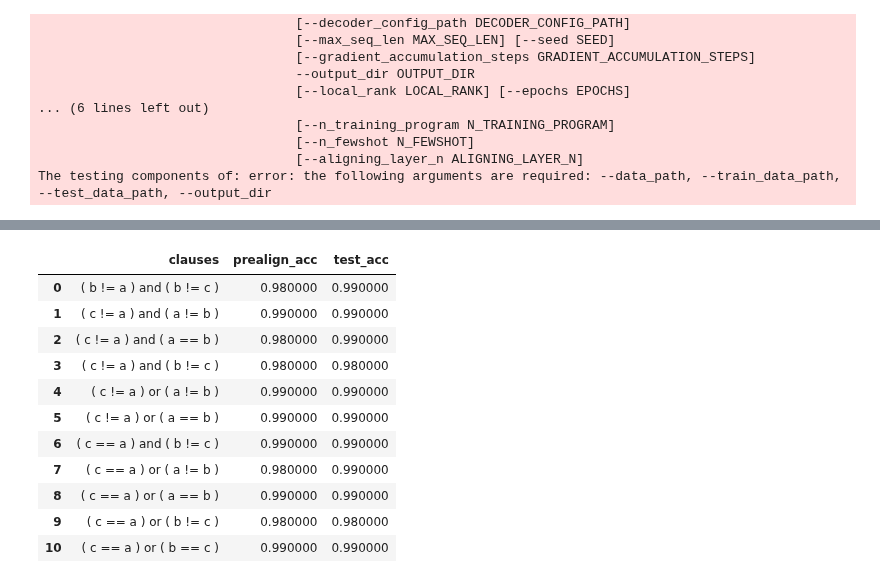
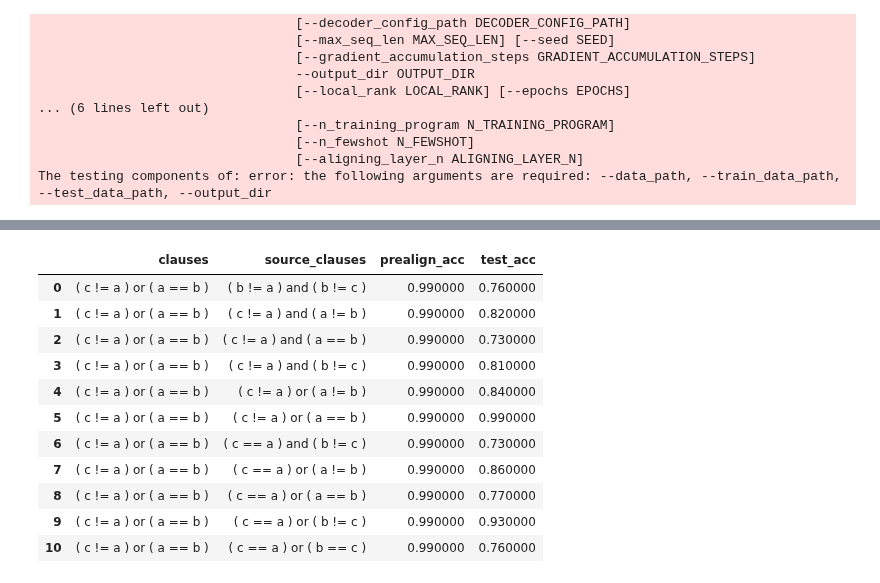
Before and after one commit to jasonlim131/robust-circuit-discovery, a Jupyter notebook: run_alignment.ipynb, the cells around one changed output, grey strips where cells are left out. Drawn from its saved outputs; the diff is of its cells as text; code cells hidden in the pictures.

```diff
--- a/run_alignment.ipynb
+++ b/run_alignment.ipynb
@@ -59,7 +59,7 @@ if __name__ == '__main__':
         args.encoder_config_path = None
         args.decoder_config_path = None
         args.max_seq_len = 512
-        args.seed = 42
+        args.seed = 66
         args.output_dir = "./results_notebook/"
         args.epochs = 10
         args.warm_up = 0.1
@@ -72,7 +72,7 @@ if __name__ == '__main__':
         args.do_align = True
         args.do_eval = True
         args.do_test = True
-        args.model_path = "./results_notebook/logic_pipeline.model.gpt2.n_rule.11.n_shot.10.seed.42/model-last/"
+        args.model_path = "./results_notebook/logic_pipeline.model.gpt2.n_rule.9.n_shot.10.seed.66/model-last/"
         # args.model_path = None
 
         # alignment search setting
@@ -418,21 +392,21 @@ INFO:root:Training is finished ...
 # %%
 result_df = pd.DataFrame(results, columns = [
-    'clauses', 'seed', 'prealign_acc', 'test_acc'
+    'clauses', 'source_clauses', 'seed', 'prealign_acc', 'test_acc'
 ])
 # %%
 result_df.groupby(
-    ['clauses'], as_index=False
-).mean()[['clauses', 'prealign_acc', 'test_acc']].style.set_properties(**{'text-align': 'left'})
+    ['clauses', 'source_clauses'], as_index=False
+).mean()[['clauses', 'source_clauses', 'prealign_acc', 'test_acc']].style.set_properties(**{'text-align': 'left'})
 # %% [output]
-|  | clauses | prealign_acc | test_acc |
-| 0 | ( b != a ) and ( b != c ) | 0.980000 | 0.990000 |
-| 1 | ( c != a ) and ( a != b ) | 0.990000 | 0.990000 |
-| 2 | ( c != a ) and ( a == b ) | 0.980000 | 0.990000 |
-| 3 | ( c != a ) and ( b != c ) | 0.980000 | 0.980000 |
-| 4 | ( c != a ) or ( a != b ) | 0.990000 | 0.990000 |
-| 5 | ( c != a ) or ( a == b ) | 0.990000 | 0.990000 |
-| 6 | ( c == a ) and ( b != c ) | 0.990000 | 0.990000 |
-| 7 | ( c == a ) or ( a != b ) | 0.980000 | 0.990000 |
-| 8 | ( c == a ) or ( a == b ) | 0.990000 | 0.990000 |
-| 9 | ( c == a ) or ( b != c ) | 0.980000 | 0.980000 |
-| 10 | ( c == a ) or ( b == c ) | 0.990000 | 0.990000 |
+|  | clauses | source_clauses | prealign_acc | test_acc |
+| 0 | ( c != a ) or ( a == b ) | ( b != a ) and ( b != c ) | 0.990000 | 0.760000 |
+| 1 | ( c != a ) or ( a == b ) | ( c != a ) and ( a != b ) | 0.990000 | 0.820000 |
+| 2 | ( c != a ) or ( a == b ) | ( c != a ) and ( a == b ) | 0.990000 | 0.730000 |
+| 3 | ( c != a ) or ( a == b ) | ( c != a ) and ( b != c ) | 0.990000 | 0.810000 |
+| 4 | ( c != a ) or ( a == b ) | ( c != a ) or ( a != b ) | 0.990000 | 0.840000 |
+| 5 | ( c != a ) or ( a == b ) | ( c != a ) or ( a == b ) | 0.990000 | 0.990000 |
+| 6 | ( c != a ) or ( a == b ) | ( c == a ) and ( b != c ) | 0.990000 | 0.730000 |
+| 7 | ( c != a ) or ( a == b ) | ( c == a ) or ( a != b ) | 0.990000 | 0.860000 |
+| 8 | ( c != a ) or ( a == b ) | ( c == a ) or ( a == b ) | 0.990000 | 0.770000 |
+| 9 | ( c != a ) or ( a == b ) | ( c == a ) or ( b != c ) | 0.990000 | 0.930000 |
+| 10 | ( c != a ) or ( a == b ) | ( c == a ) or ( b == c ) | 0.990000 | 0.760000 |
```
Also changed, not shown: parts of 1 cell of this notebook, 4 other files.
